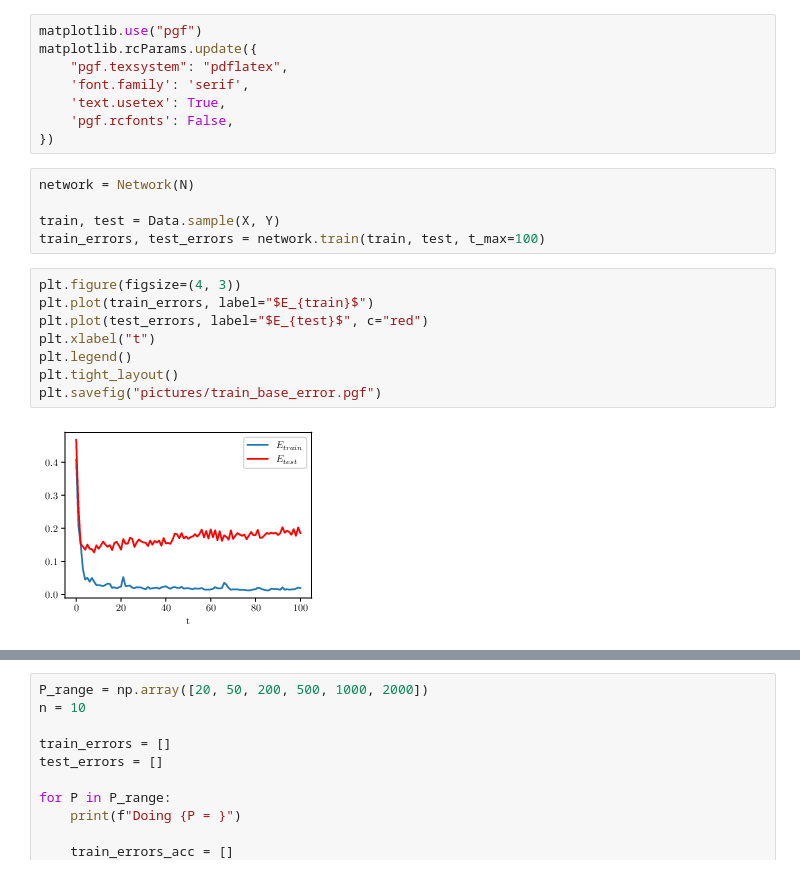
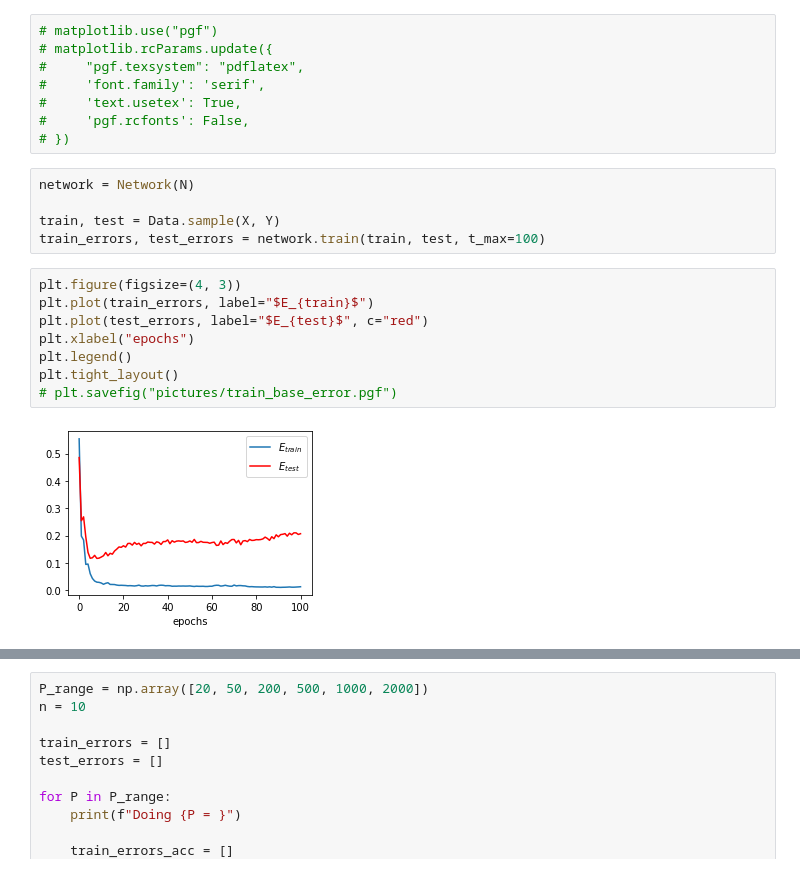
Before and after one commit to armand-colin/neural-networks-g12, a Jupyter notebook: assignment3/notebook.ipynb, the cells around one changed output, grey strips where cells are left out. Cells and saved outputs as stored; diff of their text form.

```diff
--- a/assignment3/notebook.ipynb
+++ b/assignment3/notebook.ipynb
@@ -10,13 +10,13 @@ X = np.transpose(np.genfromtxt("xi.csv", delimiter=","))
 Y = np.transpose(np.genfromtxt("tau.csv", delimiter=","))
 N = 50
 # %%
-matplotlib.use("pgf")
-matplotlib.rcParams.update({
-    "pgf.texsystem": "pdflatex",
-    'font.family': 'serif',
-    'text.usetex': True,
-    'pgf.rcfonts': False,
-})
+# matplotlib.use("pgf")
+# matplotlib.rcParams.update({
+#     "pgf.texsystem": "pdflatex",
+#     'font.family': 'serif',
+#     'text.usetex': True,
+#     'pgf.rcfonts': False,
+# })
 # %%
 network = Network(N)
 
@@ -25,13 +25,13 @@ train_errors, test_errors = network.train(train, test, t_max=100)
 # %%
 plt.figure(figsize=(4, 3))
 plt.plot(train_errors, label="$E_{train}$")
 plt.plot(test_errors, label="$E_{test}$", c="red")
-plt.xlabel("t")
+plt.xlabel("epochs")
 plt.legend()
 plt.tight_layout()
-plt.savefig("pictures/train_base_error.pgf")
+# plt.savefig("pictures/train_base_error.pgf")
 # %% [output]
-[figure, old version]
+[figure, new version]
 # %%
 fig, plots = plt.subplots(1, 2, figsize=(7, 3.5), sharey=True)
 colors = [None, "red"]
```
Also changed, not shown: parts of 5 cells of this notebook, 2 other files.
